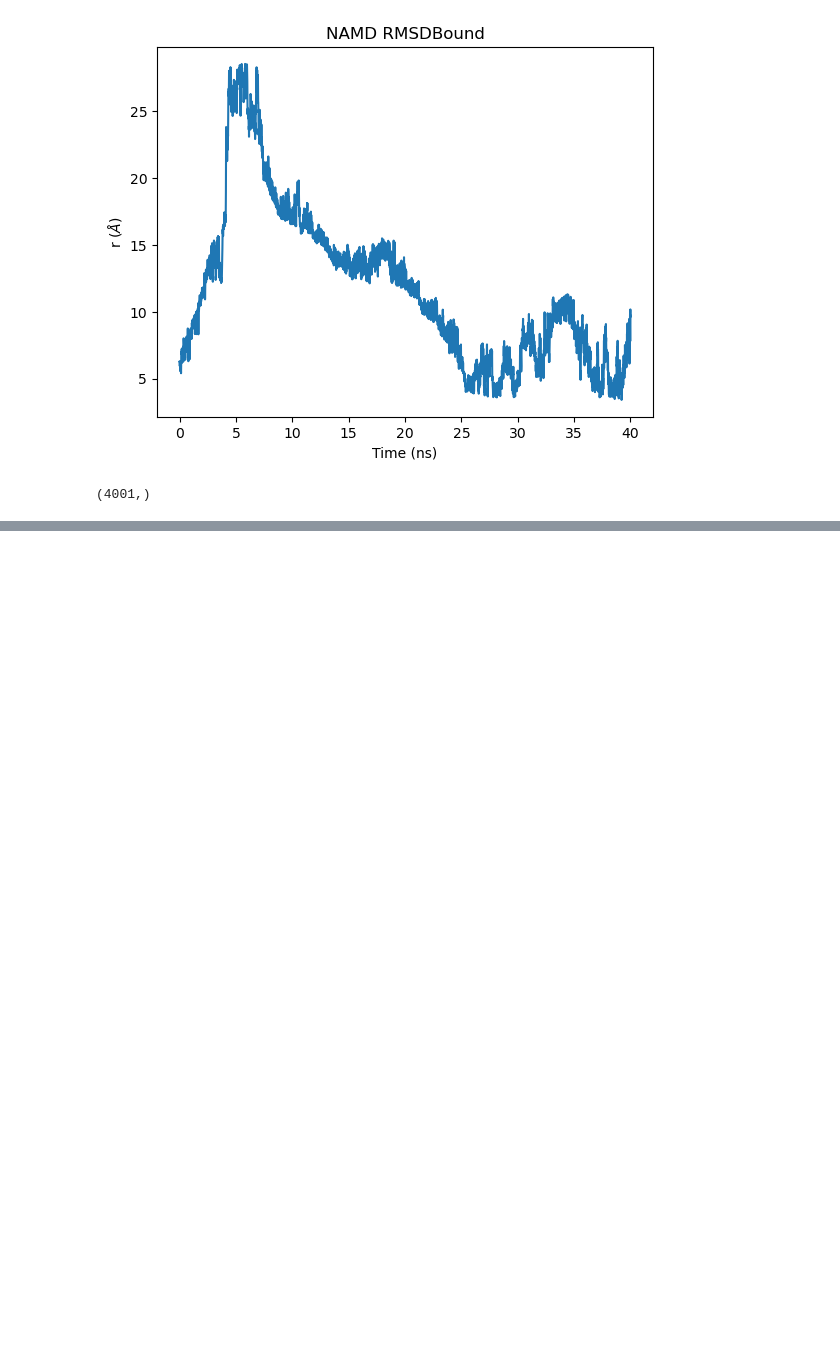
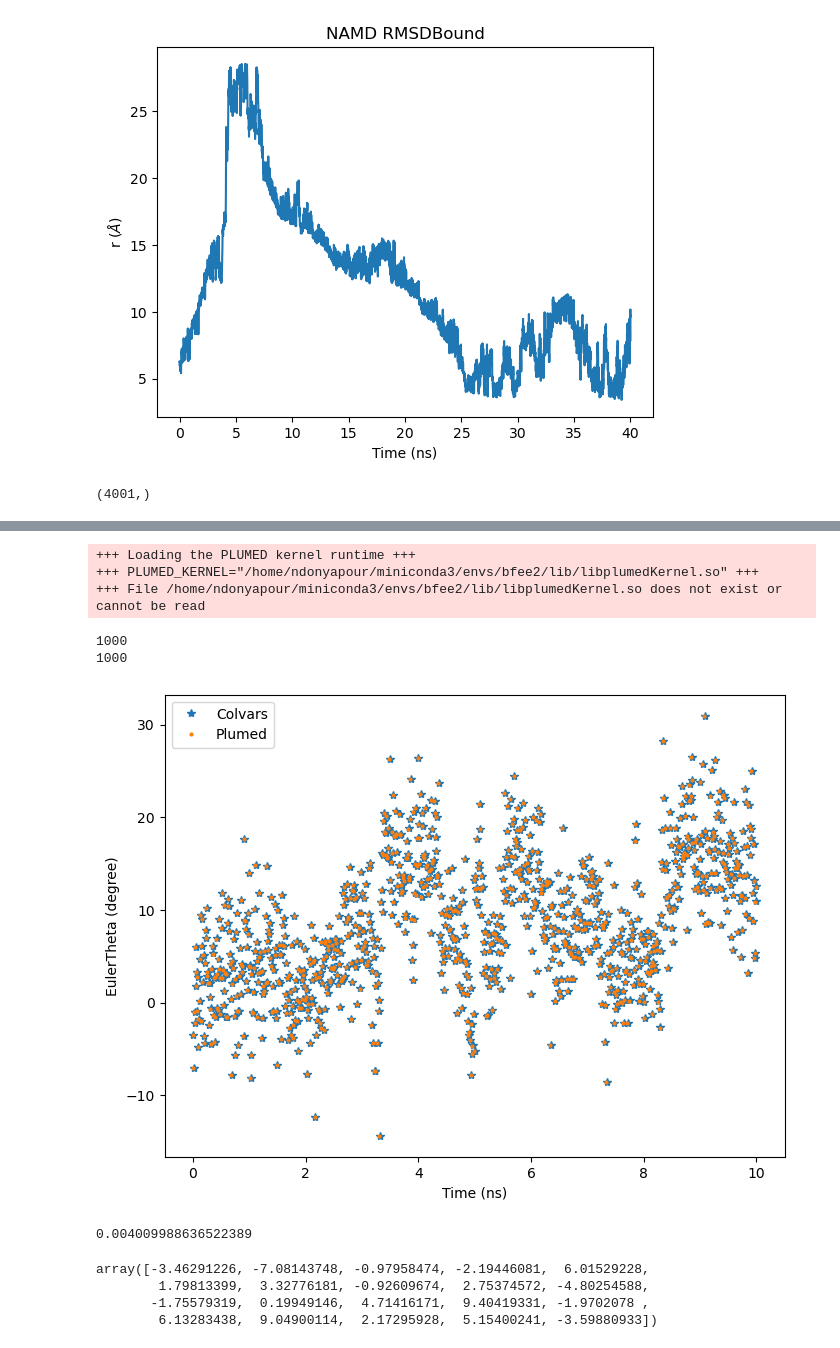
Before and after one commit to ndonyapour/BFEE2_NAMD, a Jupyter notebook: analysis/colvars.ipynb, the cells around one changed output, grey strips where cells are left out. Saved outputs shown, nothing was run; the diff lists cells and outputs as text; code cells hidden in the pictures; blank space fills up the shorter version.

```diff
--- a/analysis/colvars.ipynb
+++ b/analysis/colvars.ipynb
@@ -91,0 +120,44 @@ print(time.shape)
+# %%
+eulertheta_namd_colvars = read_cv('../BFEE_NAMD/000_eq/output/eq.colvars.traj', num=4)
+eulertheta_openmm_colvars = plumed.read_as_pandas('../../openmm_bfee2/openmm_plumed/002_EulerTheta/COLVAR')
+dt = 0.002 # ps
+time_namd = eulertheta_namd_colvars[:, 0] * dt / 1000 #(ns)
+time_namd = np.array(time_namd[1:])
+cv_namd = eulertheta_namd_colvars[:, 2] #eulerthea
+cv_namd = np.array(cv_namd[1:])
+print(len(time_namd))
+
+time_openmm = eulertheta_openmm_colvars['time'] /100
+print(len(time_openmm))
+cv_openmm = eulertheta_openmm_colvars['eulerTheta']
+
+
+from matplotlib.pyplot import figure
+
+figure(figsize=(8, 6), dpi=100)
+plt.plot(time_namd, cv_namd, '*', label='Colvars' )
+plt.plot(time_openmm, cv_openmm, '.', label='Plumed', markersize=4)
+plt.xlabel("Time (ns)")
+plt.ylabel("EulerTheta (degree)")
+plt.legend(loc="best")
+plt.savefig("figures/eulertheta_eq_colvars_plumed.svg")
+# %% [output]
++++ Loading the PLUMED kernel runtime +++
++++ PLUMED_KERNEL="/home/ndonyapour/miniconda3/envs/bfee2/lib/libplumedKernel.so" +++
++++ File /home/ndonyapour/miniconda3/envs/bfee2/lib/libplumedKernel.so does not exist or cannot be read
+1000
+1000
+[figure, added]
+# %%
+diff = cv_namd - cv_openmm
+rmse = np.sqrt(np.mean(diff**2))
+print(rmse)
+# %% [output]
+0.004009988636522389
+# %%
+cv_namd[:20]
+# %% [output]
+array([-3.46291226, -7.08143748, -0.97958474, -2.19446081,  6.01529228,
+        1.79813399,  3.32776181, -0.92609674,  2.75374572, -4.80254588,
+       -1.75579319,  0.19949146,  4.71416171,  9.40419331, -1.9702078 ,
+        6.13283438,  9.04900114,  2.17295928,  5.15400241, -3.59880933])
```
Also changed, not shown: parts of 3 cells of this notebook, 10 other files.
